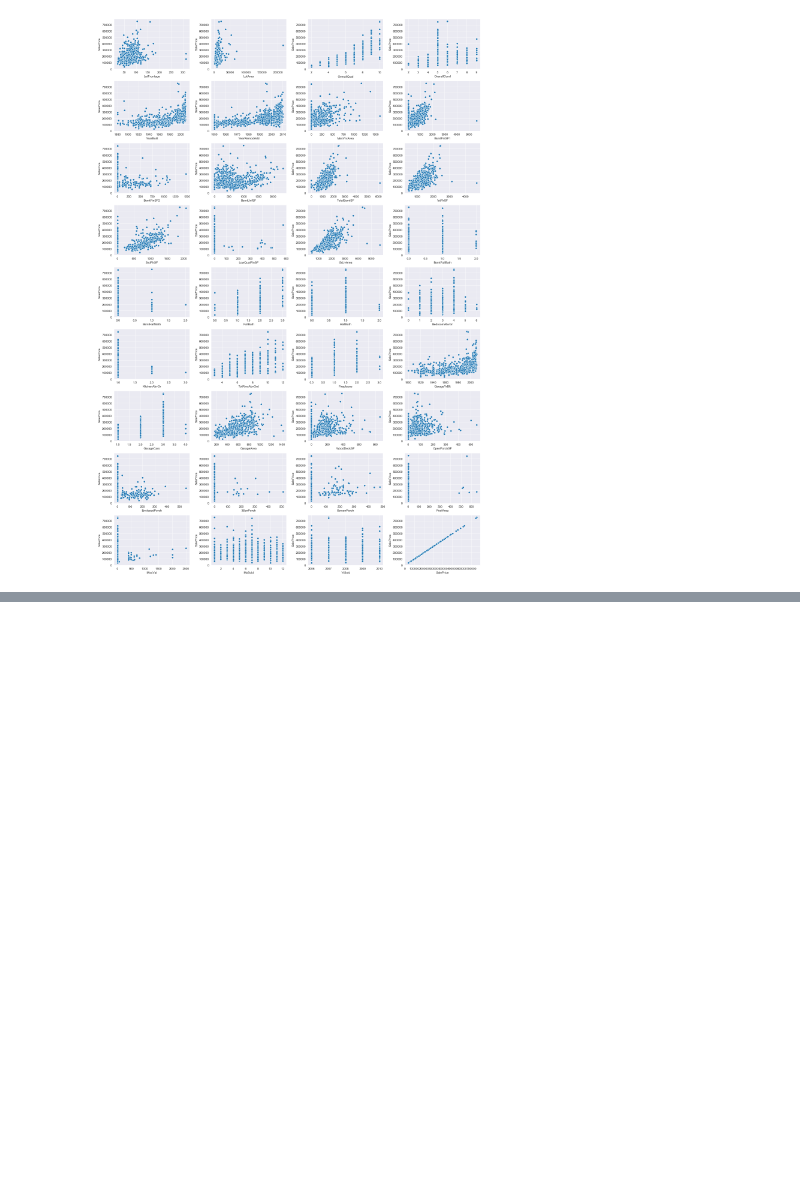
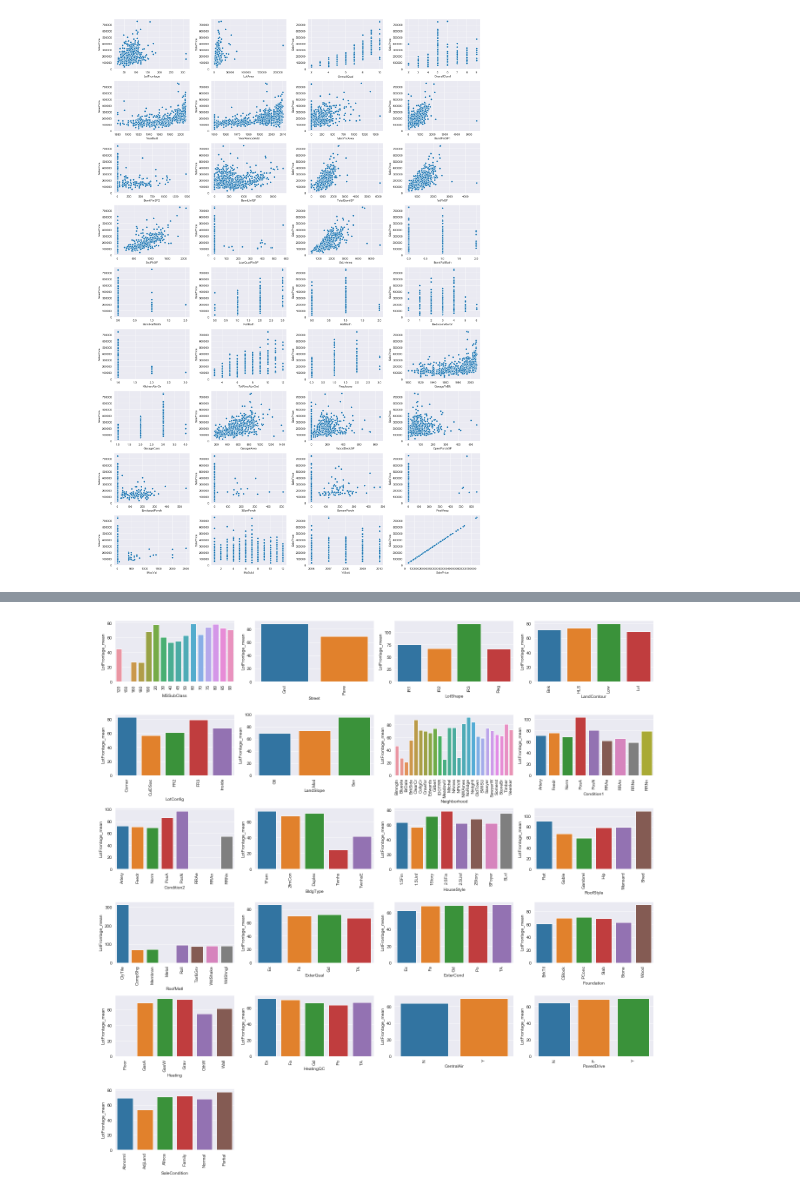
Before and after one commit to siyuan-song/My_projects, a Jupyter notebook: Housing_Prices.ipynb, the cells around one changed output, grey strips where cells are left out. Cells and saved outputs as stored; diff of their text form; code cells hidden in the pictures; blank space fills up the shorter version.

```diff
--- a/Housing_Prices.ipynb
+++ b/Housing_Prices.ipynb
@@ -261,0 +267,11 @@ fig.tight_layout()
+# %%
+def missing_data(data):
+    '''
+    Helper Function - Missing data check
+    Output percentages of missing data in a descending order.
+    '''
+    missing = data.isnull().sum()
+    available = data.count()
+    total = (missing + available)
+    percent = (data.isnull().sum()/data.isnull().count()*100).round(4)
+    return pd.concat([missing, available, total, percent], axis=1, keys=['Missing', 'Available', 'Total', 'Percent']).sort_values(['Missing'], ascending=False)
@@ -261,0 +298,3 @@ fig.tight_layout()
+# %%
+# Drop columns with more than 90% of missing values.
+df.drop(['PoolQC','MiscFeature','Alley'],axis=1,inplace=True)
@@ -261,0 +303,8 @@ fig.tight_layout()
+# %%
+# For 'Fence' column, although the missing rate is above 80%, since it's an ordinal feature,
+# we set all missing values to a 'NA' value for further process.
+# We do the same thing for all ordinal features.
+df_cat_ordinal = ['GarageType','GarageFinish','BsmtFinType2','BsmtExposure','BsmtFinType1',
+       'GarageCond','GarageQual','BsmtCond','BsmtQual','FireplaceQu','Fence','KitchenQual',
+       'HeatingQC','ExterQual','ExterCond','LotShape','Utilities','LandSlope']
+df[df_cat_ordinal] = df[df_cat_ordinal].fillna('NA')
@@ -261,0 +333,8 @@ fig.tight_layout()
+# %%
+# Extract categorical columns with no missing values.
+none_missing_df_cat = []
+m = missing_data(df_cat)
+for col in df_cat.columns:
+    if m.loc[col,'Missing'] == 0:
+        none_missing_df_cat.append(col)
+none_missing_df_cat
@@ -261,0 +359,11 @@ fig.tight_layout()
+# %%
+# Check relationships with 'LotFrontage' column and all category columns with no missing values.
+fig = plt.figure(figsize=(18,18))
+for index, col in enumerate(none_missing_df_cat):
+    plt.subplot(6,4,index+1)
+    data = df.groupby(col)['LotFrontage'].mean().reset_index(name='LotFrontage_mean')
+    sns.barplot(data=data,x=col,y='LotFrontage_mean')
+    plt.xticks(rotation=90)
+fig.tight_layout()
+# %% [output]
+[figure, added]
```
Also changed, not shown: parts of 123 cells of this notebook.
